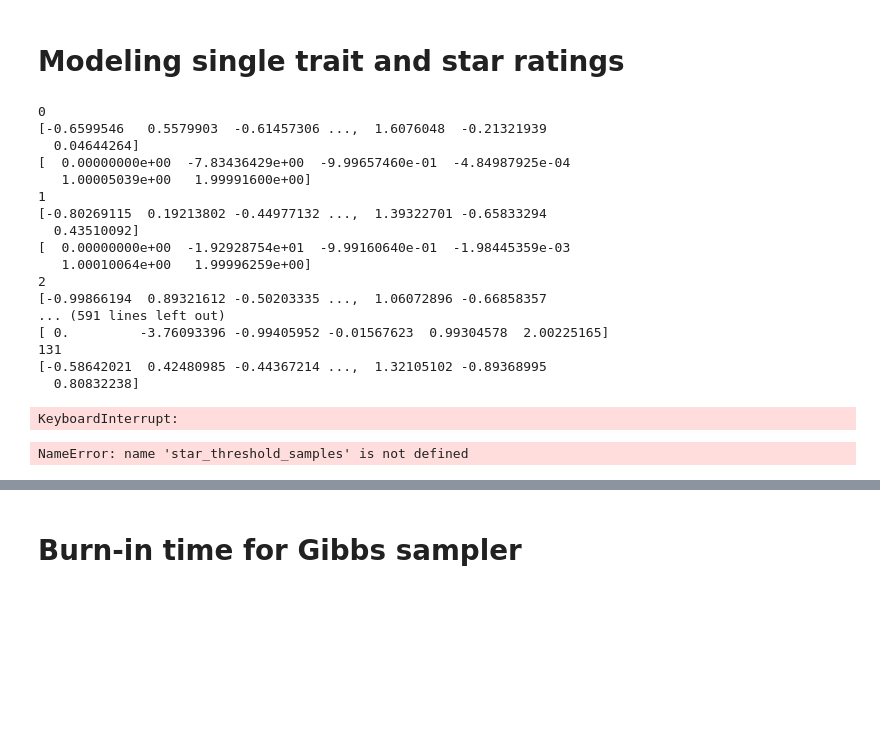
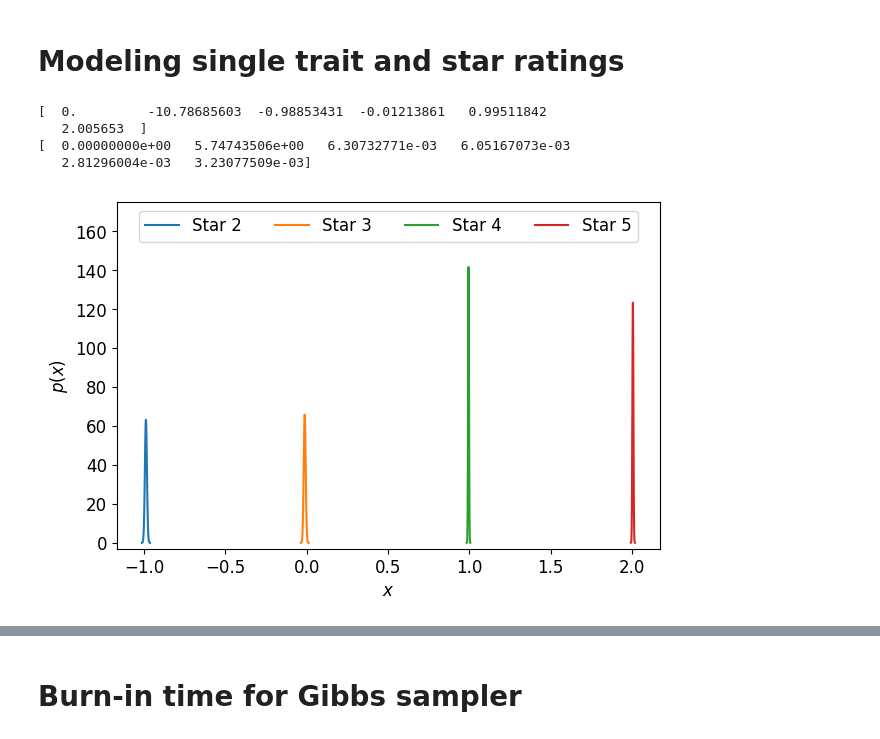
Before and after one commit to ioanab95/Colaborative-Filtering, a Jupyter notebook: collaborative_filtering.ipynb, the cells around one changed output, grey strips where cells are left out. Cells and saved outputs as stored; diff of their text form; code cells hidden in the pictures; blank space fills up the shorter version.

```diff
--- a/collaborative_filtering.ipynb
+++ b/collaborative_filtering.ipynb
@@ -327,5 +350,5 @@ def Gibbs_sampling_multiple_traits_binary_rating(reviews, K):
     user_preferences_samples = np.array(user_preferences_samples)
 
     return restaurant_traits_samples, user_preferences_samples
-# %%
-restaurant_traits_samples, user_preferences_samples = Gibbs_sampling_multiple_traits_binary_rating(reviews, 5)
+# %%
+multiple_traits_restaurant_traits_samples, multiple_traits_user_preferences_samples = Gibbs_sampling_multiple_traits_binary_rating(reviews, 3)
@@ -482,7 +528,7 @@ def Gibbs_sampling_single_trait_star_rating(reviews):
     restaurant_traits_samples = []
     user_preferences_samples = []
 
-    for num in range(500):
+    for num in range(200):
 
         print (num)
 
@@ -507,6 +553,7 @@ def Gibbs_sampling_single_trait_star_rating(reviews):
             mu = var * mu_tilde
             t[i] = np.random.normal(loc=mu, scale=np.sqrt(var))
 
+
         # Sample user preferences (p) given user experience (x)
         p = np.zeros(U)
         for i in range(U):
@@ -516,9 +563,11 @@ def Gibbs_sampling_single_trait_star_rating(reviews):
             mu = var * mu_tilde
             p[i] = np.random.normal(loc=mu, scale=np.sqrt(var))
 
+
         star_threshold_samples.append(h)
         restaurant_traits_samples.append(t)
         user_preferences_samples.append(p)
+
 
     star_threshold_samples = np.array(star_threshold_samples)
     restaurant_traits_samples = np.array(restaurant_traits_samples)
@@ -526,27 +575,4 @@ def Gibbs_sampling_single_trait_star_rating(reviews):
 
     return star_threshold_samples, restaurant_traits_samples, user_preferences_samples
 # %%
-star_threshold_samples, restaurant_traits_samples, user_preferences_samples = Gibbs_sampling_single_trait_star_rating(reviews)
+star_threshold_samples, restaurant_traits_samples, user_preferences_samples = Gibbs_sampling_single_trait_star_rating(train_reviews)
-# %% [output]
-0
-[-0.6599546   0.5579903  -0.61457306 ...,  1.6076048  -0.21321939
-  0.04644264]
-[  0.00000000e+00  -7.83436429e+00  -9.99657460e-01  -4.84987925e-04
-   1.00005039e+00   1.99991600e+00]
-1
-[-0.80269115  0.19213802 -0.44977132 ...,  1.39322701 -0.65833294
-  0.43510092]
-[  0.00000000e+00  -1.92928754e+01  -9.99160640e-01  -1.98445359e-03
-   1.00010064e+00   1.99996259e+00]
-2
-[-0.99866194  0.89321612 -0.50203335 ...,  1.06072896 -0.66858357
-... (591 lines left out)
-[ 0.         -3.76093396 -0.99405952 -0.01567623  0.99304578  2.00225165]
-131
-[-0.58642021  0.42480985 -0.44367214 ...,  1.32105102 -0.89368995
-  0.80832238]
-KeyboardInterrupt:
-# %%
-star_threshold_samples
-# %% [output]
-NameError: name 'star_threshold_samples' is not defined
@@ -552,0 +582,35 @@ NameError: name 'star_threshold_samples' is not defined
+# %%
+import matplotlib.mlab as mlab
+
+mean_stars = np.mean(star_threshold_samples, axis=0)
+std_stars = np.std(star_threshold_samples, axis=0)
+plt.style.use('default')
+print (mean_stars)
+print (std_stars)
+
+mu=mean_stars[3]
+sigma = std_stars[3] ** 2
+
+with matplotlib.rc_context({'figure.figsize': [7,4.5], 'xtick.labelsize': 8}):
+    for i in range(4):
+
+        mu=mean_stars[i+2]
+        sigma = std_stars[i+2]
+
+        x = np.linspace(mu - 4*sigma, mu + 4*sigma, 100)
+        plt.plot(x,mlab.normpdf(x, mu, sigma), label="Star " + str(i+2))
+        plt.ylim([-3, 175])
+
+plt.ylabel('$p(x)$', fontsize='large')
+plt.xlabel('$x$', fontsize='large')
+plt.xticks(fontsize='large')
+plt.yticks(fontsize='large')
+plt.legend(loc='upper center', ncol=4, fontsize='large')
+plt.savefig('star_thresholds.pdf')
+plt.show()
+# %% [output]
+[  0.         -10.78685603  -0.98853431  -0.01213861   0.99511842
+   2.005653  ]
+[  0.00000000e+00   5.74743506e+00   6.30732771e-03   6.05167073e-03
+   2.81296004e-03   3.23077509e-03]
+[figure, added]
```
Also changed, not shown: parts of 23 cells of this notebook.
